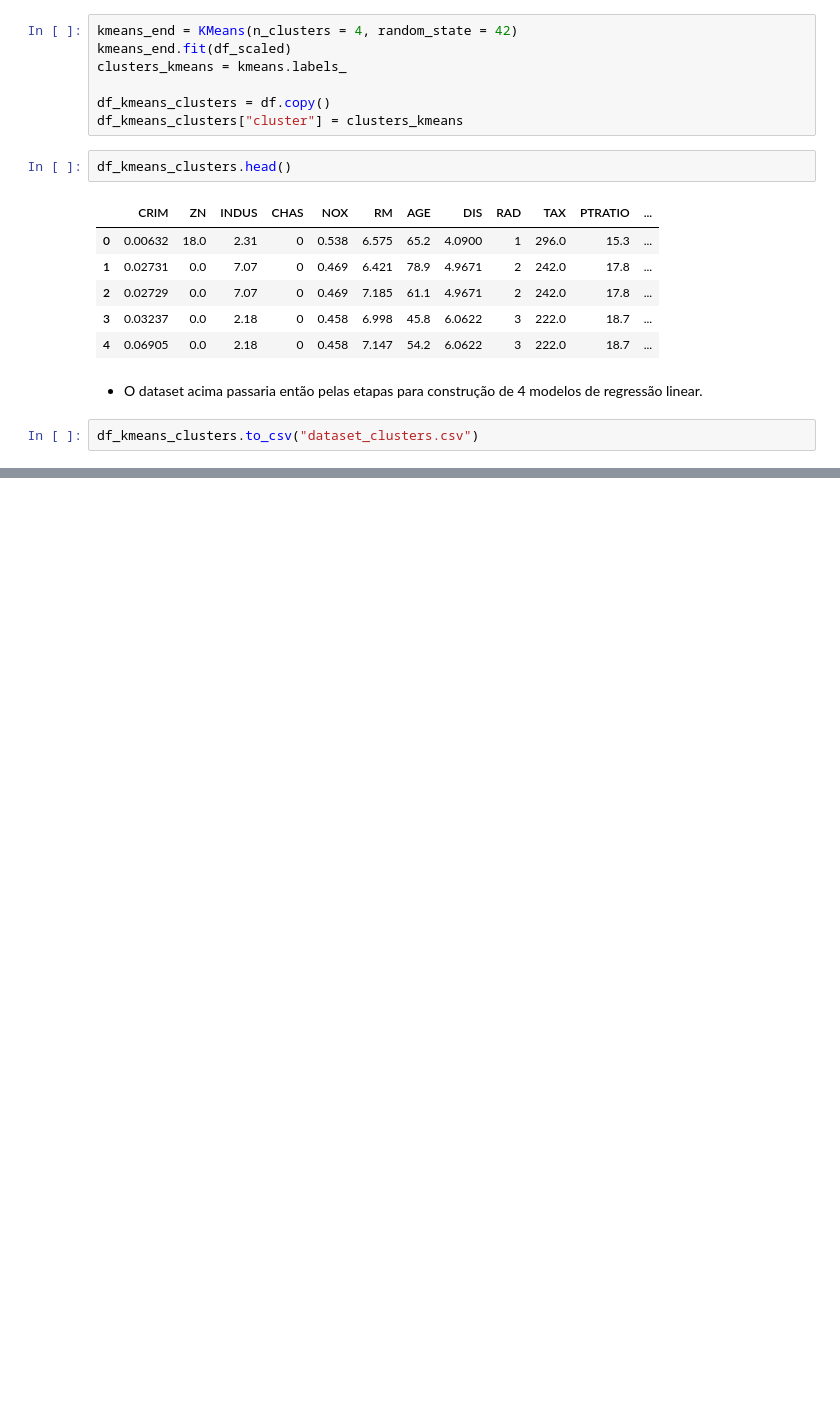
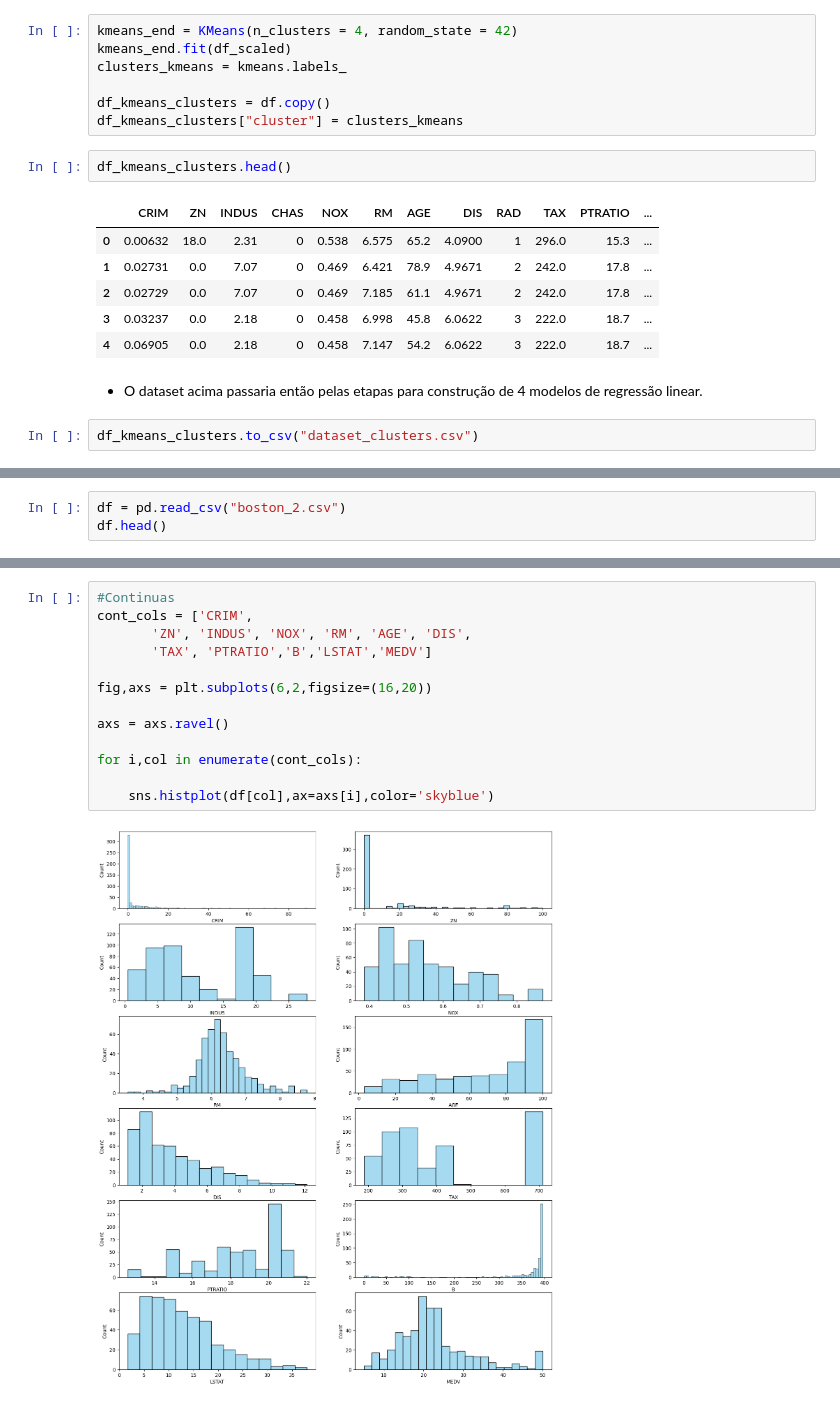
Before and after one commit to VKLac/ia_industria_task3, a Jupyter notebook: Clustering.ipynb, the cells around one changed output, grey strips where cells are left out. Drawn from its saved outputs; the diff is of its cells as text; blank space fills up the shorter version.

```diff
--- a/Clustering.ipynb
+++ b/Clustering.ipynb
@@ -199,0 +212,3 @@ df_kmeans_clusters.to_csv("dataset_clusters.csv")
+# %%
+df = pd.read_csv("boston_2.csv")
+df.head()
@@ -199,0 +231,15 @@ df_kmeans_clusters.to_csv("dataset_clusters.csv")
+# %%
+#Continuas
+cont_cols = ['CRIM',
+       'ZN', 'INDUS', 'NOX', 'RM', 'AGE', 'DIS',
+       'TAX', 'PTRATIO','B','LSTAT','MEDV']
+
+fig,axs = plt.subplots(6,2,figsize=(16,20))
+
+axs = axs.ravel()
+
+for i,col in enumerate(cont_cols):
+
+    sns.histplot(df[col],ax=axs[i],color='skyblue')
+# %% [output]
+[figure, added]
```
Also changed, not shown: parts of 51 cells of this notebook.
